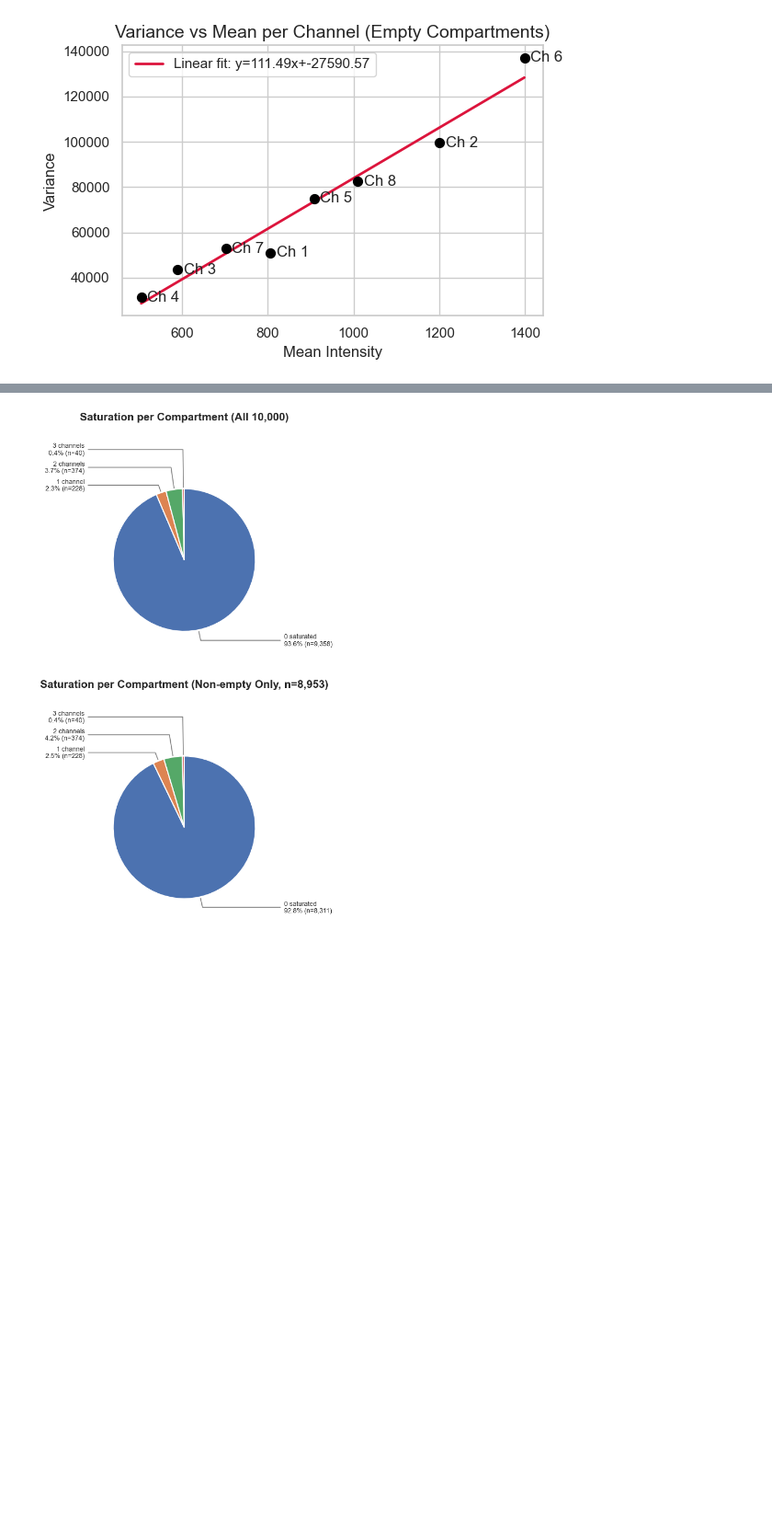
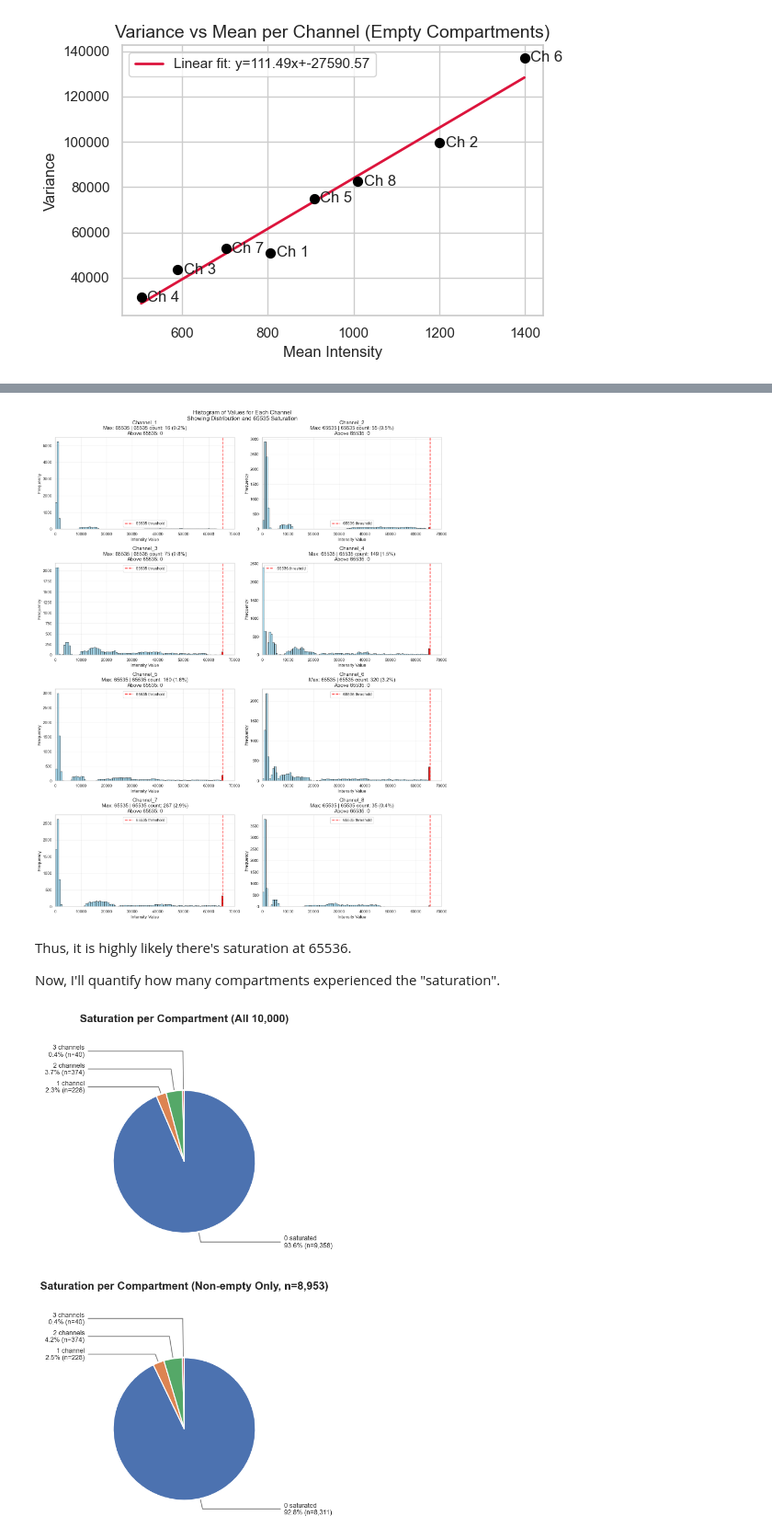
Before and after one commit to neilhkim/dye-identification-spectral-unmixing, a Jupyter notebook: notebook.ipynb, the cells around one changed output, grey strips where cells are left out. Shown at 92% size. Drawn from its saved outputs; the diff is of its cells as text; code cells hidden in the pictures; blank space fills up the shorter version.

```diff
--- a/notebook.ipynb
+++ b/notebook.ipynb
@@ -423,3 +469,55 @@ We can now check for signal saturation, specifically examining the readouts hitt
+# %%
+# Create comprehensive histograms for all channels
+fig, axes = plt.subplots(4, 2, figsize=(16, 20))
+fig.suptitle('Histogram of Values for Each Channel\nShowing Distribution and 65535 Saturation', fontsize=16)
+
+# Flatten axes for easier iteration
+axes_flat = axes.flatten()
+
+for i, column in enumerate(intensity_data.columns):
+    ax = axes_flat[i]
+
+    # Get data for this channel
+    data = intensity_data[column]
+
+    # Create histogram
+    n, bins, patches = ax.hist(data, bins=100, alpha=0.7, color='skyblue', edgecolor='black')
+
+    # Highlight bins containing 65535
+    for j, (left, right) in enumerate(zip(bins[:-1], bins[1:])):
+        if left <= 65535 <= right:
+            patches[j].set_facecolor('red')
+            patches[j].set_alpha(0.8)
+
+    # Add statistics
+    max_val = data.max()
+    count_65535 = (data == 65535).sum()
+    count_above_65535 = (data > 65535).sum()
+    total_count = len(data)
+
+    # Set title and labels
+    ax.set_title(f'{column}\nMax: {max_val} | 65535 count: {count_65535} ({count_65535/total_count*100:.1f}%)\nAbove 65535: {count_above_65535}')
+    ax.set_xlabel('Intensity Value')
+    ax.set_ylabel('Frequency')
+
+    # Add vertical line at 65535
+    ax.axvline(x=65535, color='red', linestyle='--', linewidth=2, alpha=0.8, label='65535 threshold')
+
+    # Set x-axis to show full range
+    ax.set_xlim(0, max(70000, max_val + 1000))
+
+    # Add grid
+    ax.grid(True, alpha=0.3)
+    ax.legend()
+
+plt.tight_layout()
+plt.show()
+# %% [output]
+[figure, added]
+# %% [markdown]
+Thus, it is highly likely there's saturation at 65536.
+
+Now, I'll quantify how many compartments experienced the "saturation".
 # %%
 import matplotlib.pyplot as plt
 import numpy as np
```
Also changed, not shown: parts of 8 cells of this notebook.
